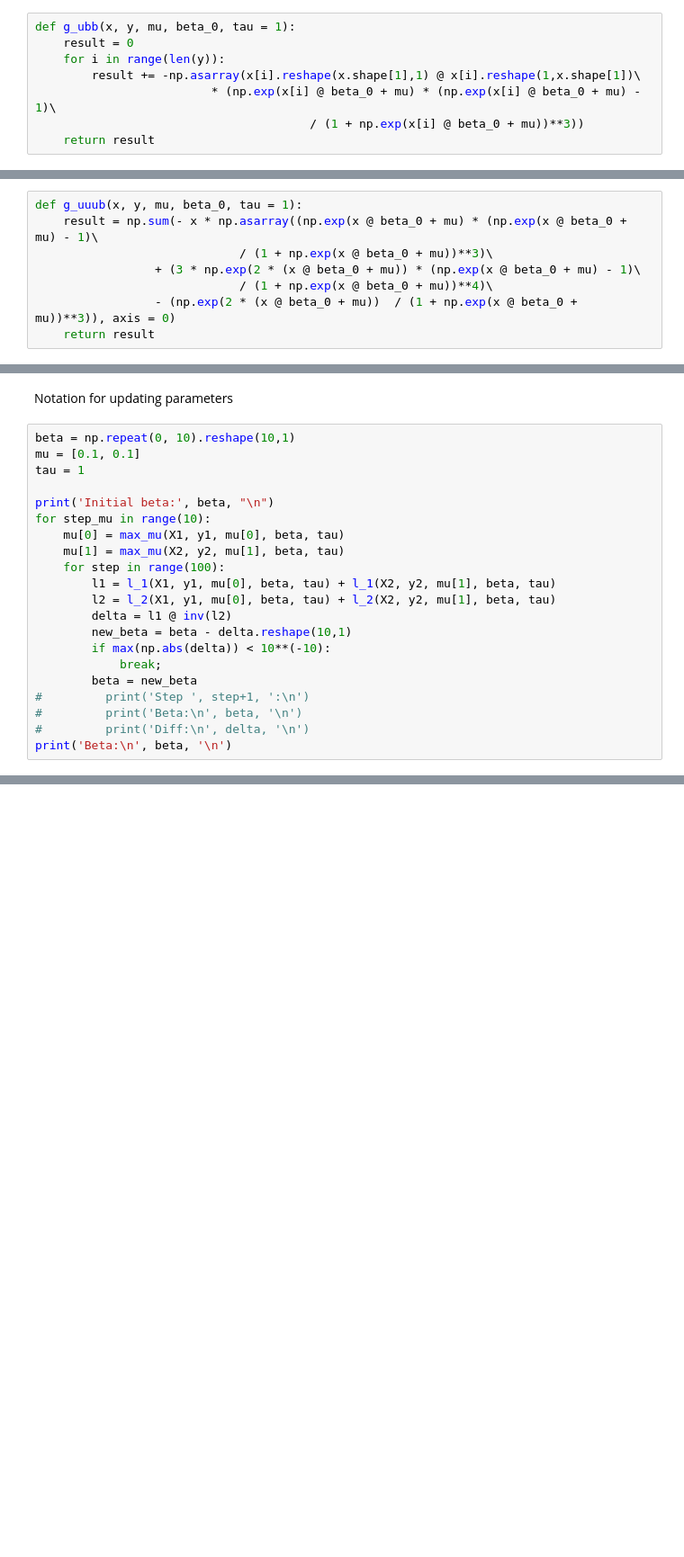
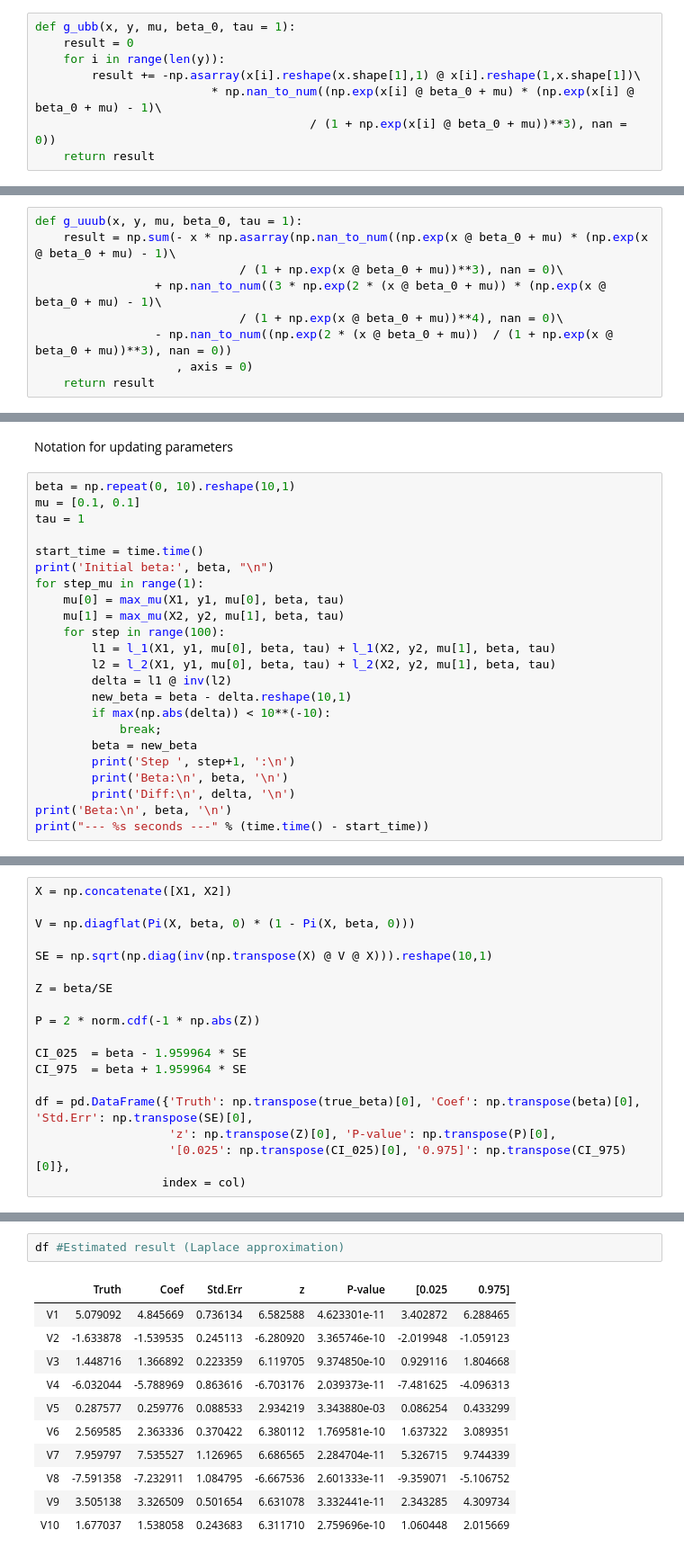
Before and after one commit to Li-Wentao/Federated-GLMM, a Jupyter notebook: Simulation_LA.ipynb, the cells around one changed output, grey strips where cells are left out. Shown at 90% size. Drawn from its saved outputs; the diff is of its cells as text; blank space fills up the shorter version.

```diff
--- a/Simulation_LA.ipynb
+++ b/Simulation_LA.ipynb
@@ -112,8 +131,8 @@ def g_ubb(x, y, mu, beta_0, tau = 1):
     result = 0
     for i in range(len(y)):
         result += -np.asarray(x[i].reshape(x.shape[1],1) @ x[i].reshape(1,x.shape[1])\
-                         * (np.exp(x[i] @ beta_0 + mu) * (np.exp(x[i] @ beta_0 + mu) - 1)\
-                                       / (1 + np.exp(x[i] @ beta_0 + mu))**3))
+                         * np.nan_to_num((np.exp(x[i] @ beta_0 + mu) * (np.exp(x[i] @ beta_0 + mu) - 1)\
+                                       / (1 + np.exp(x[i] @ beta_0 + mu))**3), nan = 0))
     return result
 # %% [markdown]
 Notation for $g_{\mu\mu\mu\mu}(\hat\mu_{i0};\beta_0)$:
@@ -134,11 +153,12 @@ Notation for $g_{\mu\mu\mu\beta}(\hat\mu_{i0};\beta_0)$:
 $$g_{\mu\mu\mu\beta}(\hat\mu_{i0};\beta_0) = -\sum_{j=1}^{n_i}\dfrac{\partial^3\pi_{ij}}{\partial\mu_{i0}^2\partial\beta_0}$$
 # %%
 def g_uuub(x, y, mu, beta_0, tau = 1):
-    result = np.sum(- x * np.asarray((np.exp(x @ beta_0 + mu) * (np.exp(x @ beta_0 + mu) - 1)\
-                             / (1 + np.exp(x @ beta_0 + mu))**3)\
-                 + (3 * np.exp(2 * (x @ beta_0 + mu)) * (np.exp(x @ beta_0 + mu) - 1)\
-                             / (1 + np.exp(x @ beta_0 + mu))**4)\
-                 - (np.exp(2 * (x @ beta_0 + mu))  / (1 + np.exp(x @ beta_0 + mu))**3)), axis = 0)
+    result = np.sum(- x * np.asarray(np.nan_to_num((np.exp(x @ beta_0 + mu) * (np.exp(x @ beta_0 + mu) - 1)\
+                             / (1 + np.exp(x @ beta_0 + mu))**3), nan = 0)\
+                 + np.nan_to_num((3 * np.exp(2 * (x @ beta_0 + mu)) * (np.exp(x @ beta_0 + mu) - 1)\
+                             / (1 + np.exp(x @ beta_0 + mu))**4), nan = 0)\
+                 - np.nan_to_num((np.exp(2 * (x @ beta_0 + mu))  / (1 + np.exp(x @ beta_0 + mu))**3), nan = 0))
+                    , axis = 0)
     return result
 # %% [markdown]
 Notation for $g_{\mu\mu\beta\beta}(\hat\mu_{i0};\beta_0)$:
@@ -252,8 +272,9 @@ beta = np.repeat(0, 10).reshape(10,1)
 mu = [0.1, 0.1]
 tau = 1
 
+start_time = time.time()
 print('Initial beta:', beta, "\n")
-for step_mu in range(10):
+for step_mu in range(1):
     mu[0] = max_mu(X1, y1, mu[0], beta, tau)
     mu[1] = max_mu(X2, y2, mu[1], beta, tau)
     for step in range(100):
@@ -264,10 +285,11 @@ for step_mu in range(10):
         if max(np.abs(delta)) < 10**(-10):
             break;
         beta = new_beta
-#         print('Step ', step+1, ':\n')
-#         print('Beta:\n', beta, '\n')
-#         print('Diff:\n', delta, '\n')
+        print('Step ', step+1, ':\n')
+        print('Beta:\n', beta, '\n')
+        print('Diff:\n', delta, '\n')
 print('Beta:\n', beta, '\n')
+print("--- %s seconds ---" % (time.time() - start_time))
 # %% [output]
 Initial beta: [[0]
  [0]
@@ -314,0 +352,18 @@ array([[-0.02635409],
+# %%
+X = np.concatenate([X1, X2])
+
+V = np.diagflat(Pi(X, beta, 0) * (1 - Pi(X, beta, 0)))
+
+SE = np.sqrt(np.diag(inv(np.transpose(X) @ V @ X))).reshape(10,1)
+
+Z = beta/SE
+
+P = 2 * norm.cdf(-1 * np.abs(Z))
+
+CI_025  = beta - 1.959964 * SE
+CI_975  = beta + 1.959964 * SE
+
+df = pd.DataFrame({'Truth': np.transpose(true_beta)[0], 'Coef': np.transpose(beta)[0], 'Std.Err': np.transpose(SE)[0],
+                   'z': np.transpose(Z)[0], 'P-value': np.transpose(P)[0],
+                   '[0.025': np.transpose(CI_025)[0], '0.975]': np.transpose(CI_975)[0]},
+                  index = col)
@@ -314,0 +372,14 @@ array([[-0.02635409],
+# %%
+df #Estimated result (Laplace approximation)
+# %% [output]
+|  | Truth | Coef | Std.Err | z | P-value | [0.025 | 0.975] |
+| V1 | 5.079092 | 4.845669 | 0.736134 | 6.582588 | 4.623301e-11 | 3.402872 | 6.288465 |
+| V2 | -1.633878 | -1.539535 | 0.245113 | -6.280920 | 3.365746e-10 | -2.019948 | -1.059123 |
+| V3 | 1.448716 | 1.366892 | 0.223359 | 6.119705 | 9.374850e-10 | 0.929116 | 1.804668 |
+| V4 | -6.032044 | -5.788969 | 0.863616 | -6.703176 | 2.039373e-11 | -7.481625 | -4.096313 |
+| V5 | 0.287577 | 0.259776 | 0.088533 | 2.934219 | 3.343880e-03 | 0.086254 | 0.433299 |
+| V6 | 2.569585 | 2.363336 | 0.370422 | 6.380112 | 1.769581e-10 | 1.637322 | 3.089351 |
+| V7 | 7.959797 | 7.535527 | 1.126965 | 6.686565 | 2.284704e-11 | 5.326715 | 9.744339 |
+| V8 | -7.591358 | -7.232911 | 1.084795 | -6.667536 | 2.601333e-11 | -9.359071 | -5.106752 |
+| V9 | 3.505138 | 3.326509 | 0.501654 | 6.631078 | 3.332441e-11 | 2.343285 | 4.309734 |
+| V10 | 1.677037 | 1.538058 | 0.243683 | 6.311710 | 2.759696e-10 | 1.060448 | 2.015669 |
```
Also changed, not shown: parts of 57 cells of this notebook, 6 other files.
